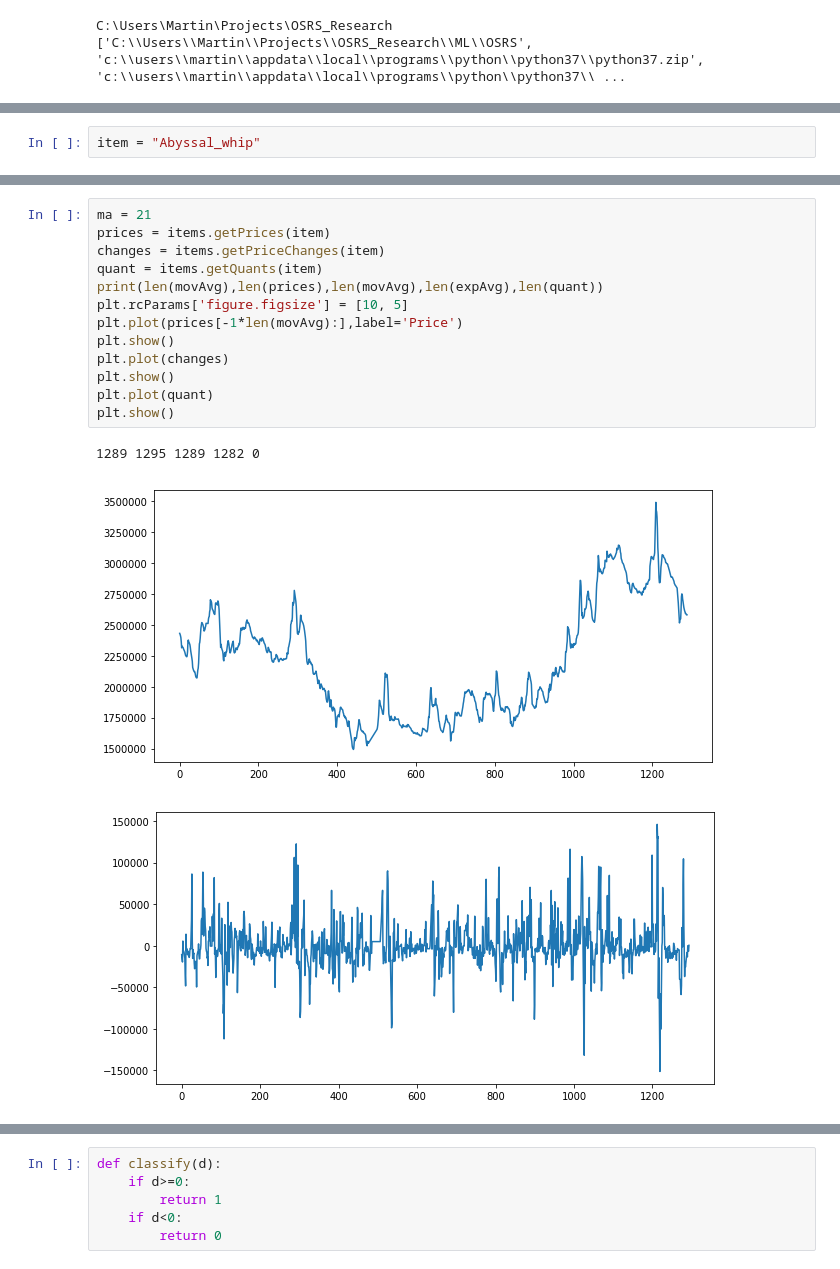
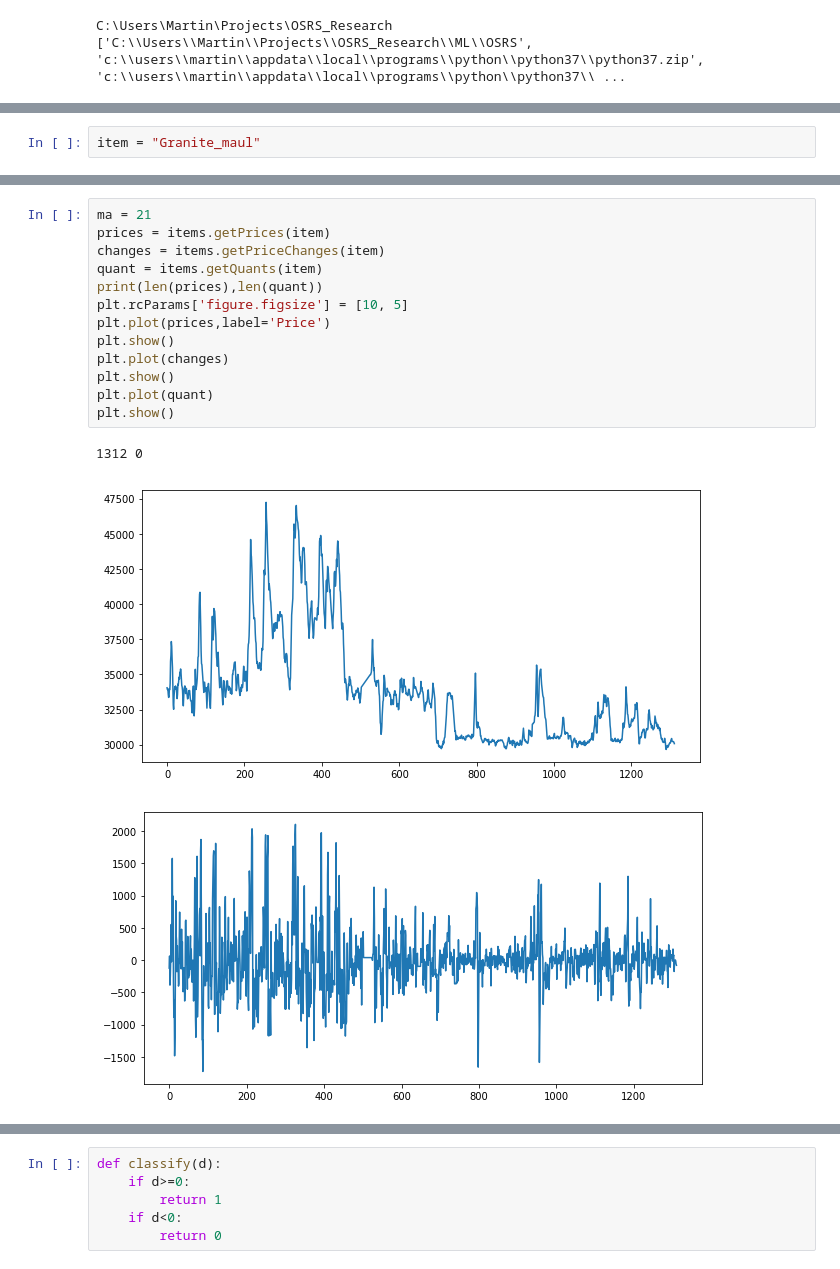
Before and after one commit to rmmartin02/OSRS_Research, a Jupyter notebook: ML/OSRS/Classification.ipynb, the cells around one changed output, grey strips where cells are left out. Drawn from its saved outputs; the diff is of its cells as text.

```diff
--- a/ML/OSRS/Classification.ipynb
+++ b/ML/OSRS/Classification.ipynb
@@ -22,5 +24,5 @@ from keras.optimizers import SGD
 # %%
-item = "Abyssal_whip"
+item = "Granite_maul"
 # %%
 similar = items.getSimilarItems(item)
 print(similar)
@@ -66,20 +59,20 @@ items.getInfo(item)
 # %%
 ma = 21
 prices = items.getPrices(item)
 changes = items.getPriceChanges(item)
 quant = items.getQuants(item)
-print(len(movAvg),len(prices),len(movAvg),len(expAvg),len(quant))
+print(len(prices),len(quant))
 plt.rcParams['figure.figsize'] = [10, 5]
-plt.plot(prices[-1*len(movAvg):],label='Price')
+plt.plot(prices,label='Price')
 plt.show()
 plt.plot(changes)
 plt.show()
 plt.plot(quant)
 plt.show()
 # %% [output]
-1289 1295 1289 1282 0
+1312 0
-[figure, old version]
+[figure, new version]
-[figure, old version]
+[figure, new version]
 [figure]
 # %%
 ma12 = items.sma(prices,12)
```
Also changed, not shown: parts of 20 cells of this notebook, 8 other files.
